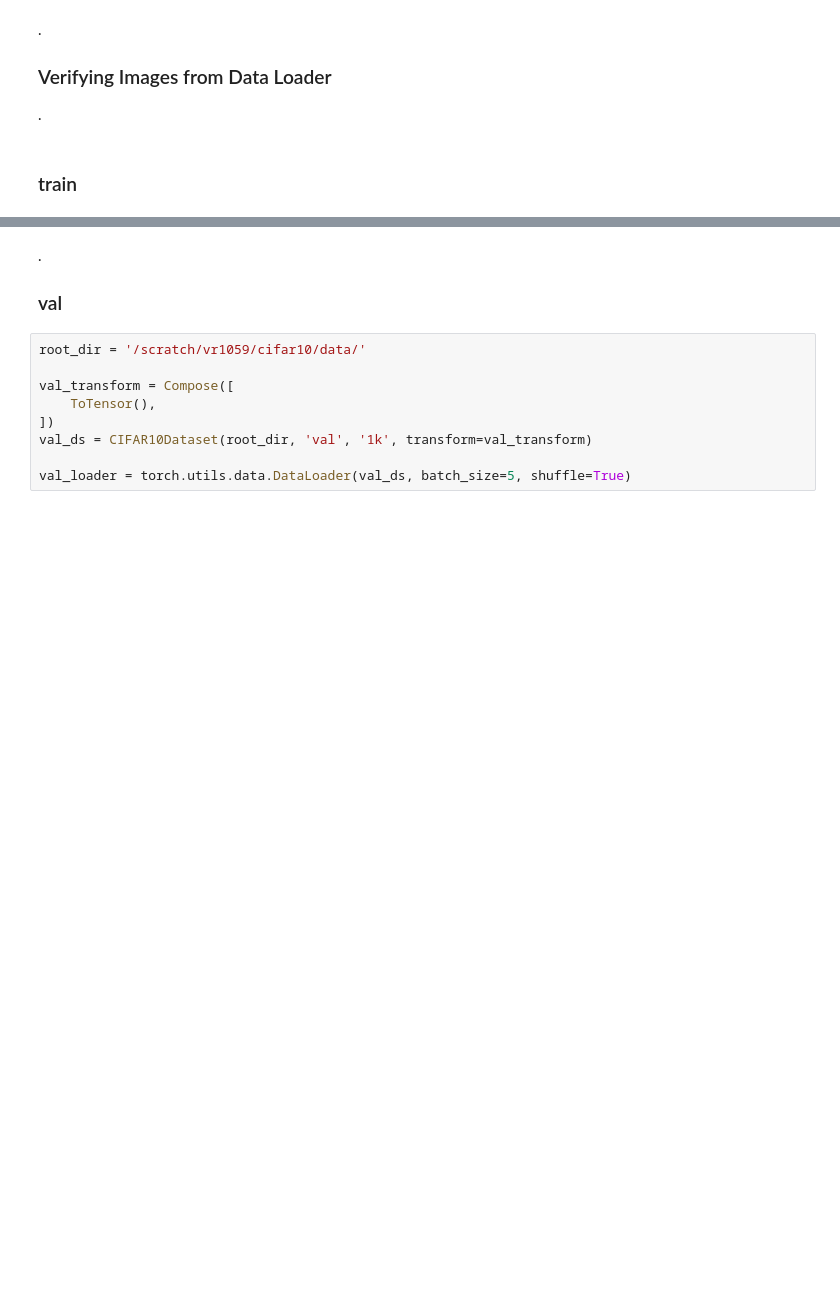
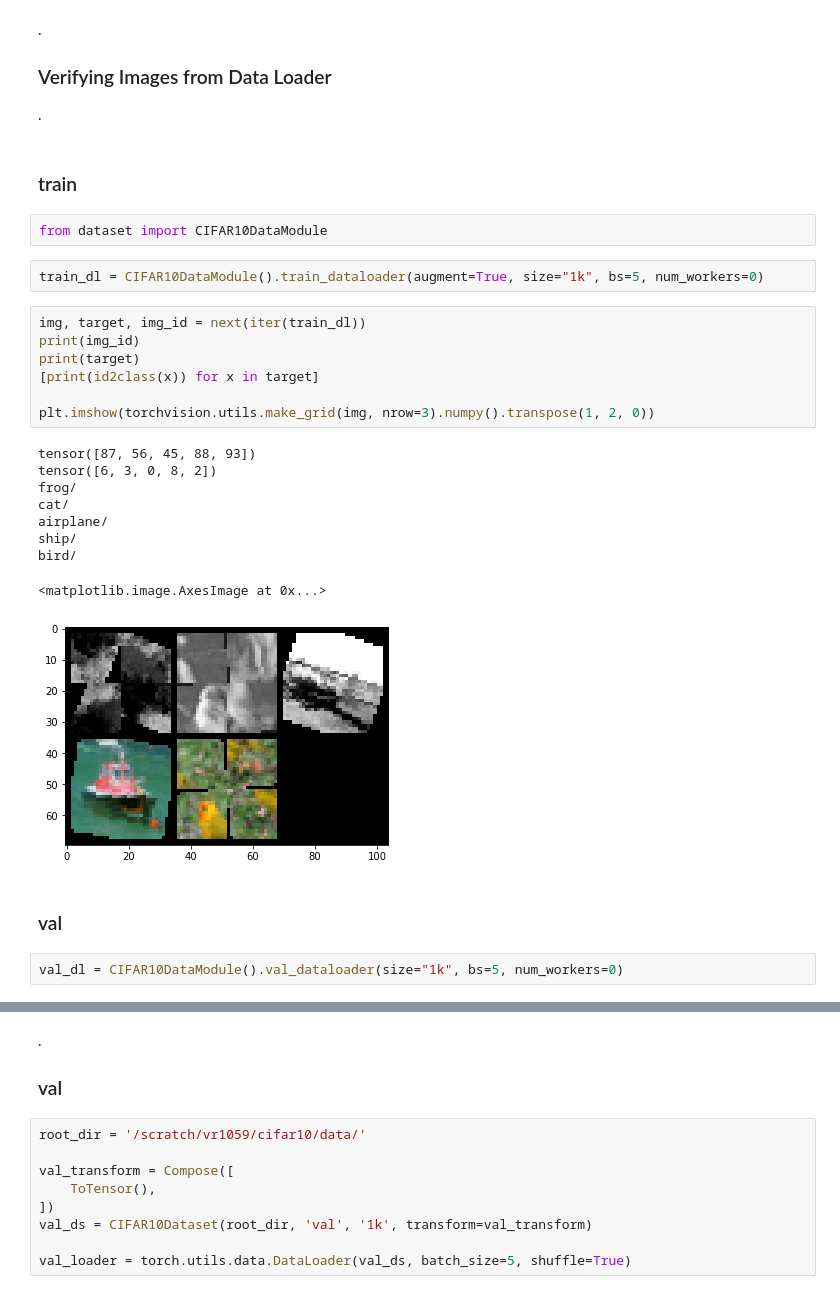
Before and after one commit to vwrj/measuring-augmentation-boost, a Jupyter notebook: dataset_viewer.ipynb, the cells around one changed output, grey strips where cells are left out. Saved outputs shown, nothing was run; the diff lists cells and outputs as text; blank space fills up the shorter version.

Commit message:
added improved jigsaw function as transform to dataloader

```diff
--- a/dataset_viewer.ipynb
+++ b/dataset_viewer.ipynb
@@ -17,3 +17,28 @@ from datasets import id2class, CIFAR10Dataset
 .
 # %% [markdown]
 ### train
+# %%
+from dataset import CIFAR10DataModule
+# %%
+train_dl = CIFAR10DataModule().train_dataloader(augment=True, size="1k", bs=5, num_workers=0)
+# %%
+img, target, img_id = next(iter(train_dl))
+print(img_id)
+print(target)
+[print(id2class(x)) for x in target]
+
+plt.imshow(torchvision.utils.make_grid(img, nrow=3).numpy().transpose(1, 2, 0))
+# %% [output]
+tensor([87, 56, 45, 88, 93])
+tensor([6, 3, 0, 8, 2])
+frog/
+cat/
+airplane/
+ship/
+bird/
+<matplotlib.image.AxesImage at 0x...>
+[figure, added]
+# %% [markdown]
+### val
+# %%
+val_dl = CIFAR10DataModule().val_dataloader(size="1k", bs=5, num_workers=0)
```
Also changed, not shown: parts of 9 cells of this notebook, 1 other file.
